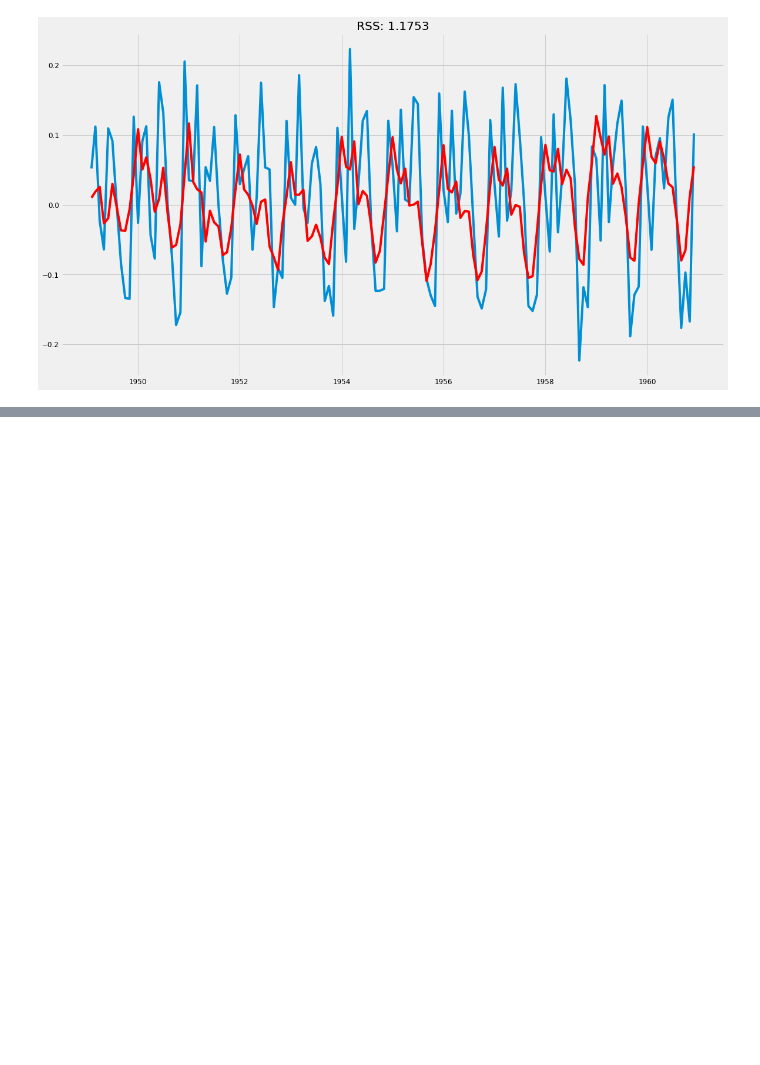
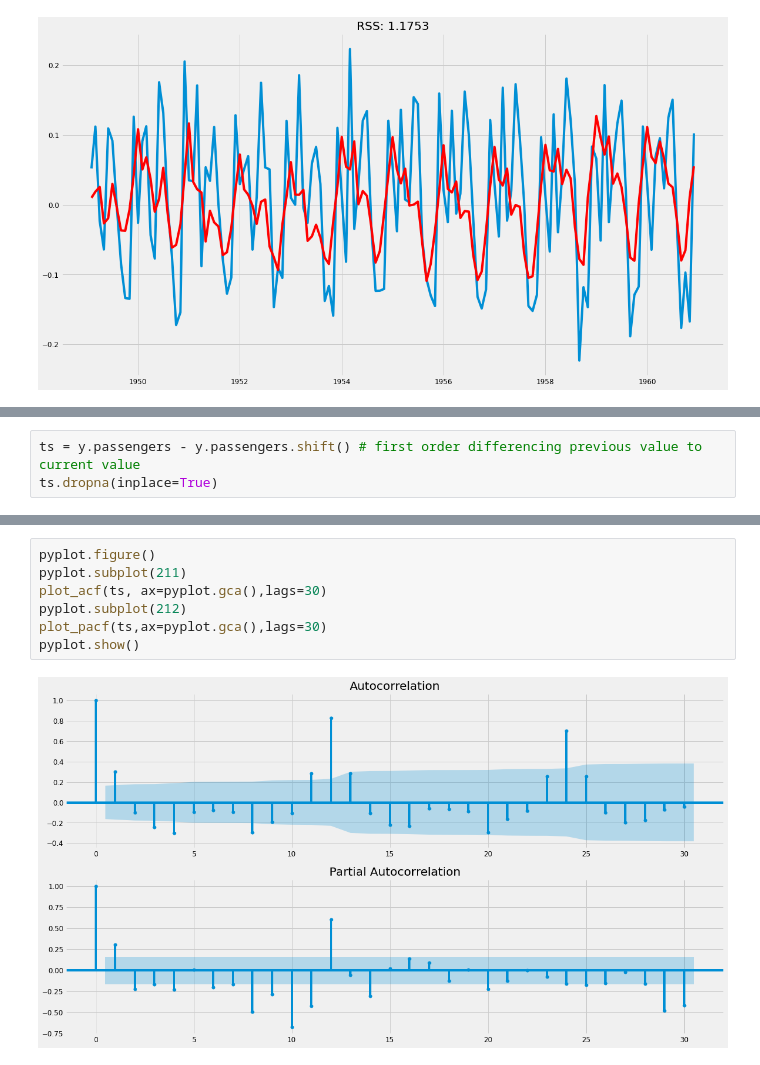
Before and after one commit to melwinmpk/python_datascience, a Jupyter notebook: ML/Time Series Analysis and Forcasting in Python.ipynb, the cells around one changed output, grey strips where cells are left out. Cells and saved outputs as stored; diff of their text form; blank space fills up the shorter version.

```diff
--- a/ML/Time Series Analysis and Forcasting in Python.ipynb
+++ b/ML/Time Series Analysis and Forcasting in Python.ipynb
@@ -794,0 +811,3 @@ Text(0.5, 1.0, 'RSS: 1.1753')
+# %%
+ts = y.passengers - y.passengers.shift() # first order differencing previous value to current value
+ts.dropna(inplace=True)
@@ -794,0 +824,9 @@ Text(0.5, 1.0, 'RSS: 1.1753')
+# %%
+pyplot.figure()
+pyplot.subplot(211)
+plot_acf(ts, ax=pyplot.gca(),lags=30)
+pyplot.subplot(212)
+plot_pacf(ts,ax=pyplot.gca(),lags=30)
+pyplot.show()
+# %% [output]
+[figure, added]
```
Also changed, not shown: parts of 35 cells of this notebook.
